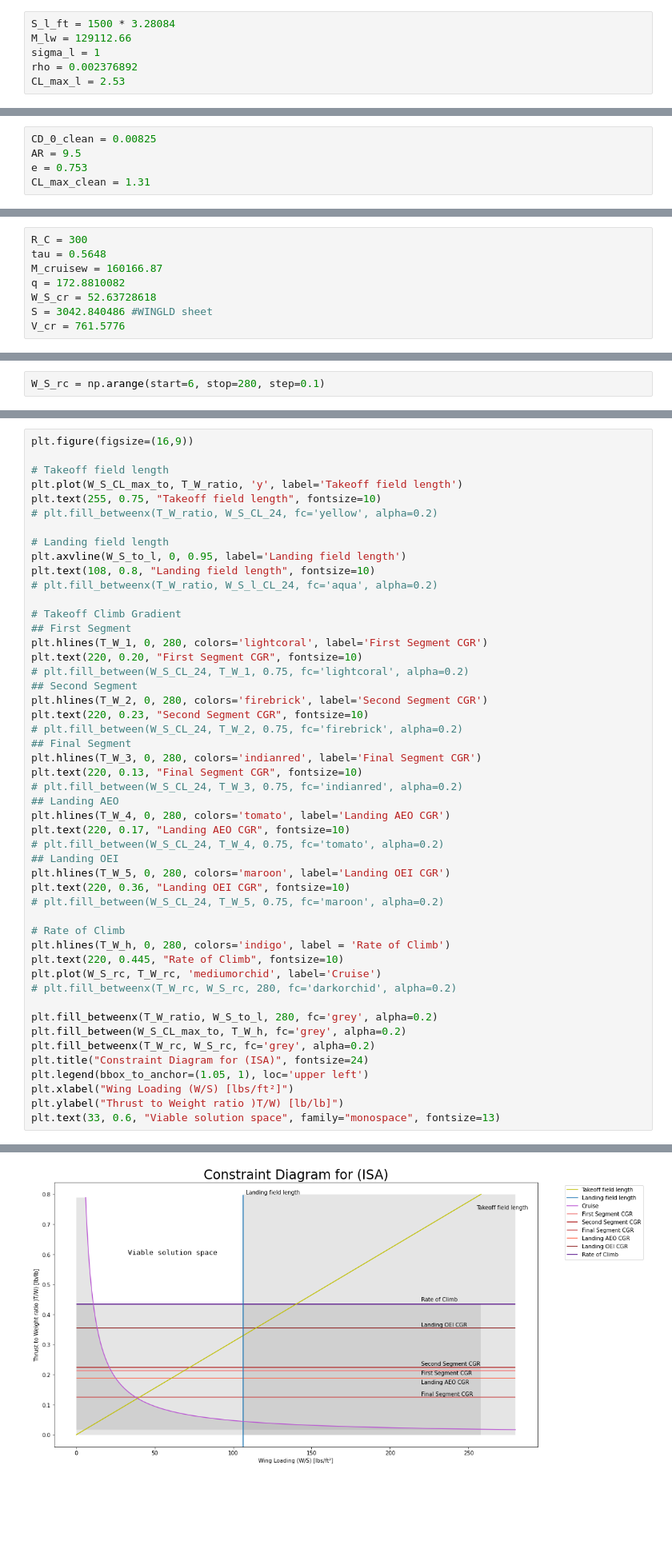
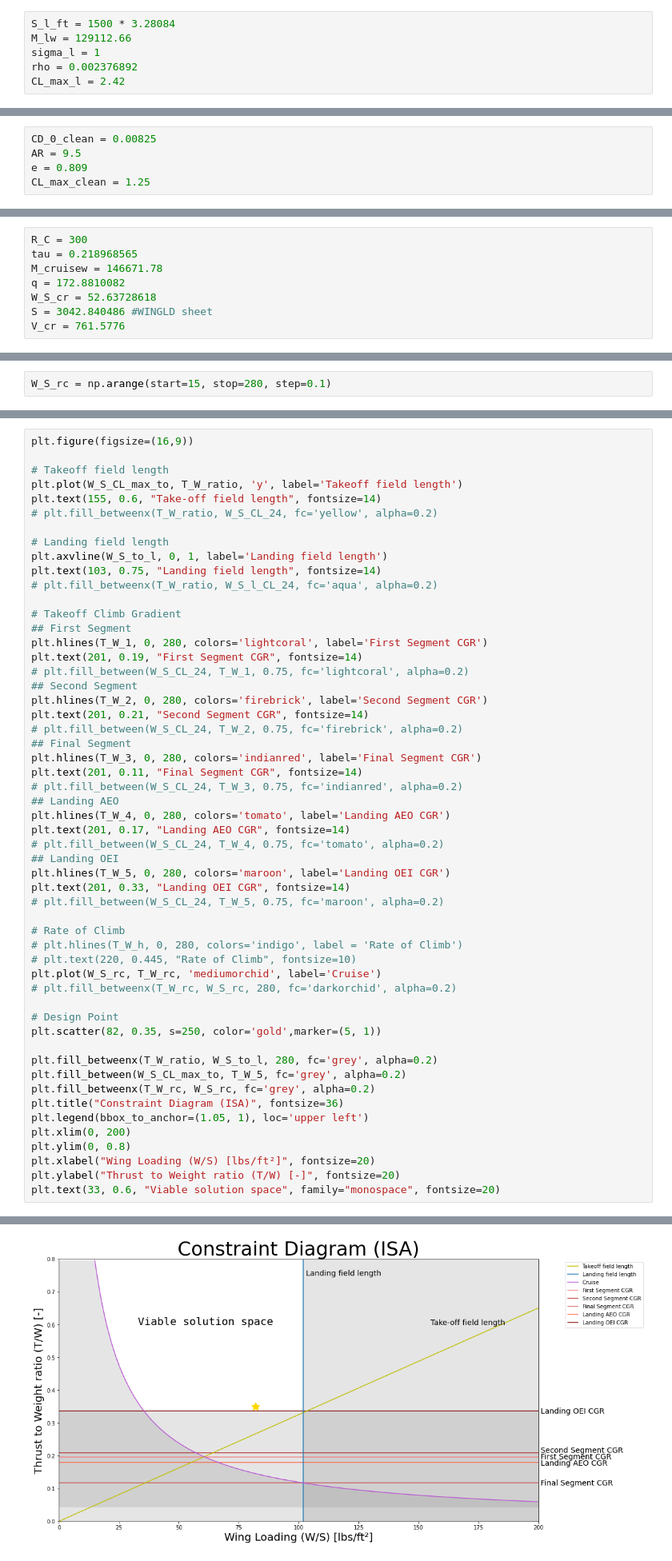
Before and after one commit to phraretein/aircraft_design_project, a Jupyter notebook: C-diagram.ipynb, the cells around one changed output, grey strips where cells are left out. Shown at 80% size. Drawn from its saved outputs; the diff is of its cells as text; blank space fills up the shorter version.

```diff
--- a/C-diagram.ipynb
+++ b/C-diagram.ipynb
@@ -60,7 +72,7 @@ S_l_ft = 1500 * 3.28084
 M_lw = 129112.66
 sigma_l = 1
 rho = 0.002376892
-CL_max_l = 2.53
+CL_max_l = 2.42
 # %%
 V_A = (S_l_ft/0.3) ** 0.5
 # %%
@@ -113,7 +142,7 @@ plt.axvline(W_S_to_l, label='Landing field length')
 # %%
 CD_0_clean = 0.00825
 AR = 9.5
-e = 0.753
-CL_max_clean = 1.31
+e = 0.809
+CL_max_clean = 1.25
 # %%
 K = 1/(math.pi*e*AR)
@@ -251,8 +283,8 @@ plt.hlines(T_W_5, 0, 280, colors='lightcoral', label='First Segment CGR')
 ## Rate of Climb
 # %%
 R_C = 300
-tau = 0.5648
-M_cruisew = 160166.87
+tau = 0.218968565
+M_cruisew = 146671.78
 q = 172.8810082
 W_S_cr = 52.63728618
 S = 3042.840486 #WINGLD sheet
@@ -279,7 +311,7 @@ T_W_cr = ((q * CD_0_clean) / W_S_cr) + ((K / q) * W_S_cr)
 # %%
 R_C_coeff = T_W_cr * W_S_cr * (1 / tau)
 # %%
-W_S_rc = np.arange(start=6, stop=280, step=0.1)
+W_S_rc = np.arange(start=15, stop=280, step=0.1)
 # %%
 T_W_rc = (R_C_coeff/W_S_rc) * (5/4)
 T_W_rc
@@ -299,50 +336,55 @@ plt.figure(figsize=(16,9))
 
 # Takeoff field length
 plt.plot(W_S_CL_max_to, T_W_ratio, 'y', label='Takeoff field length')
-plt.text(255, 0.75, "Takeoff field length", fontsize=10)
+plt.text(155, 0.6, "Take-off field length", fontsize=14)
 # plt.fill_betweenx(T_W_ratio, W_S_CL_24, fc='yellow', alpha=0.2)
 
 # Landing field length
-plt.axvline(W_S_to_l, 0, 0.95, label='Landing field length')
-plt.text(108, 0.8, "Landing field length", fontsize=10)
+plt.axvline(W_S_to_l, 0, 1, label='Landing field length')
+plt.text(103, 0.75, "Landing field length", fontsize=14)
 # plt.fill_betweenx(T_W_ratio, W_S_l_CL_24, fc='aqua', alpha=0.2)
 
 # Takeoff Climb Gradient
 ## First Segment
 plt.hlines(T_W_1, 0, 280, colors='lightcoral', label='First Segment CGR')
-plt.text(220, 0.20, "First Segment CGR", fontsize=10)
+plt.text(201, 0.19, "First Segment CGR", fontsize=14)
 # plt.fill_between(W_S_CL_24, T_W_1, 0.75, fc='lightcoral', alpha=0.2)
 ## Second Segment
 plt.hlines(T_W_2, 0, 280, colors='firebrick', label='Second Segment CGR')
-plt.text(220, 0.23, "Second Segment CGR", fontsize=10)
+plt.text(201, 0.21, "Second Segment CGR", fontsize=14)
 # plt.fill_between(W_S_CL_24, T_W_2, 0.75, fc='firebrick', alpha=0.2)
 ## Final Segment
 plt.hlines(T_W_3, 0, 280, colors='indianred', label='Final Segment CGR')
-plt.text(220, 0.13, "Final Segment CGR", fontsize=10)
+plt.text(201, 0.11, "Final Segment CGR", fontsize=14)
 # plt.fill_between(W_S_CL_24, T_W_3, 0.75, fc='indianred', alpha=0.2)
 ## Landing AEO
 plt.hlines(T_W_4, 0, 280, colors='tomato', label='Landing AEO CGR')
-plt.text(220, 0.17, "Landing AEO CGR", fontsize=10)
+plt.text(201, 0.17, "Landing AEO CGR", fontsize=14)
 # plt.fill_between(W_S_CL_24, T_W_4, 0.75, fc='tomato', alpha=0.2)
 ## Landing OEI
 plt.hlines(T_W_5, 0, 280, colors='maroon', label='Landing OEI CGR')
-plt.text(220, 0.36, "Landing OEI CGR", fontsize=10)
+plt.text(201, 0.33, "Landing OEI CGR", fontsize=14)
 # plt.fill_between(W_S_CL_24, T_W_5, 0.75, fc='maroon', alpha=0.2)
 
 # Rate of Climb
-plt.hlines(T_W_h, 0, 280, colors='indigo', label = 'Rate of Climb')
-plt.text(220, 0.445, "Rate of Climb", fontsize=10)
+# plt.hlines(T_W_h, 0, 280, colors='indigo', label = 'Rate of Climb')
+# plt.text(220, 0.445, "Rate of Climb", fontsize=10)
 plt.plot(W_S_rc, T_W_rc, 'mediumorchid', label='Cruise')
 # plt.fill_betweenx(T_W_rc, W_S_rc, 280, fc='darkorchid', alpha=0.2)
 
+# Design Point
+plt.scatter(82, 0.35, s=250, color='gold',marker=(5, 1))
+
 plt.fill_betweenx(T_W_ratio, W_S_to_l, 280, fc='grey', alpha=0.2)
-plt.fill_between(W_S_CL_max_to, T_W_h, fc='grey', alpha=0.2)
+plt.fill_between(W_S_CL_max_to, T_W_5, fc='grey', alpha=0.2)
 plt.fill_betweenx(T_W_rc, W_S_rc, fc='grey', alpha=0.2)
-plt.title("Constraint Diagram for (ISA)", fontsize=24)
+plt.title("Constraint Diagram (ISA)", fontsize=36)
 plt.legend(bbox_to_anchor=(1.05, 1), loc='upper left')
-plt.xlabel("Wing Loading (W/S) [lbs/ft²]")
-plt.ylabel("Thrust to Weight ratio )T/W) [lb/lb]")
-plt.text(33, 0.6, "Viable solution space", family="monospace", fontsize=13)
+plt.xlim(0, 200)
+plt.ylim(0, 0.8)
+plt.xlabel("Wing Loading (W/S) [lbs/ft²]", fontsize=20)
+plt.ylabel("Thrust to Weight ratio (T/W) [-]", fontsize=20)
+plt.text(33, 0.6, "Viable solution space", family="monospace", fontsize=20)
 # %% [output]
 Text(33, 0.6, 'Viable solution space')
-[figure, old version]
+[figure, new version]
```
Also changed, not shown: parts of 40 cells of this notebook, 1 other file.
